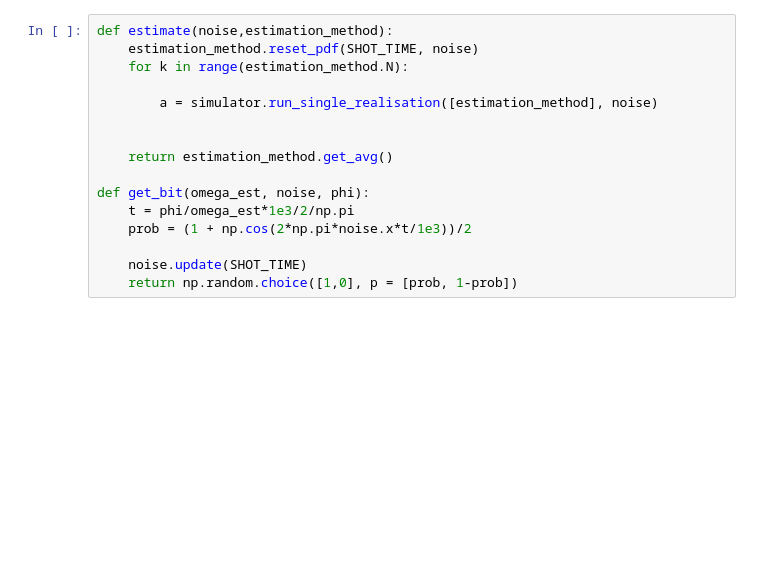
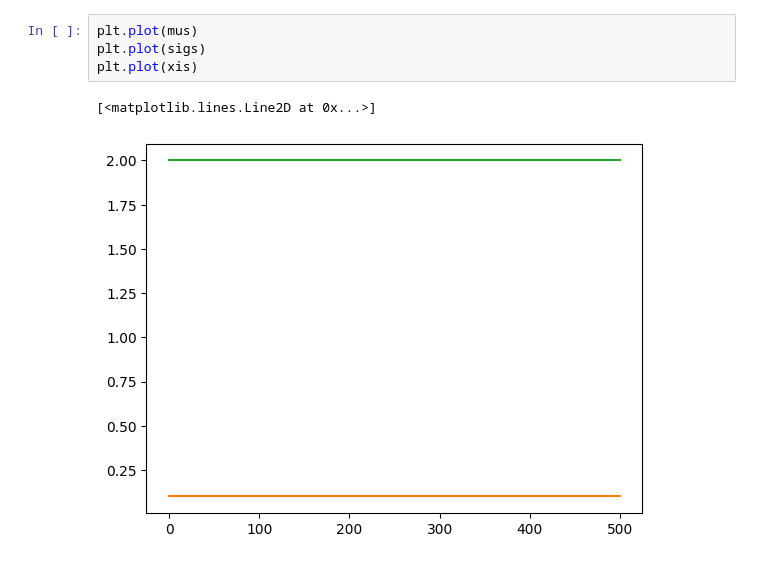
Before and after one commit to quantumJAK/overf-noise-extrapolation, a Jupyter notebook: binary_serach.ipynb, the cells around one changed output. Saved outputs shown, nothing was run; the diff lists cells and outputs as text; blank space fills up the shorter version.

```diff
--- a/binary_serach.ipynb
+++ b/binary_serach.ipynb
@@ -157,16 +137,7 @@ for n in range(REPETITIONS):
-# %%
-def estimate(noise,estimation_method):
-    estimation_method.reset_pdf(SHOT_TIME, noise)
-    for k in range(estimation_method.N):
-
-        a = simulator.run_single_realisation([estimation_method], noise)
-
-
-    return estimation_method.get_avg()
-
-def get_bit(omega_est, noise, phi):
-    t = phi/omega_est*1e3/2/np.pi
-    prob = (1 + np.cos(2*np.pi*noise.x*t/1e3))/2
-
-    noise.update(SHOT_TIME)
-    return np.random.choice([1,0], p = [prob, 1-prob])
+# %%
+plt.plot(mus)
+plt.plot(sigs)
+plt.plot(xis)
+# %% [output]
+[<matplotlib.lines.Line2D at 0x...>]
+[figure, added]
```
Also changed, not shown: parts of 6 cells of this notebook, 1 other file.
